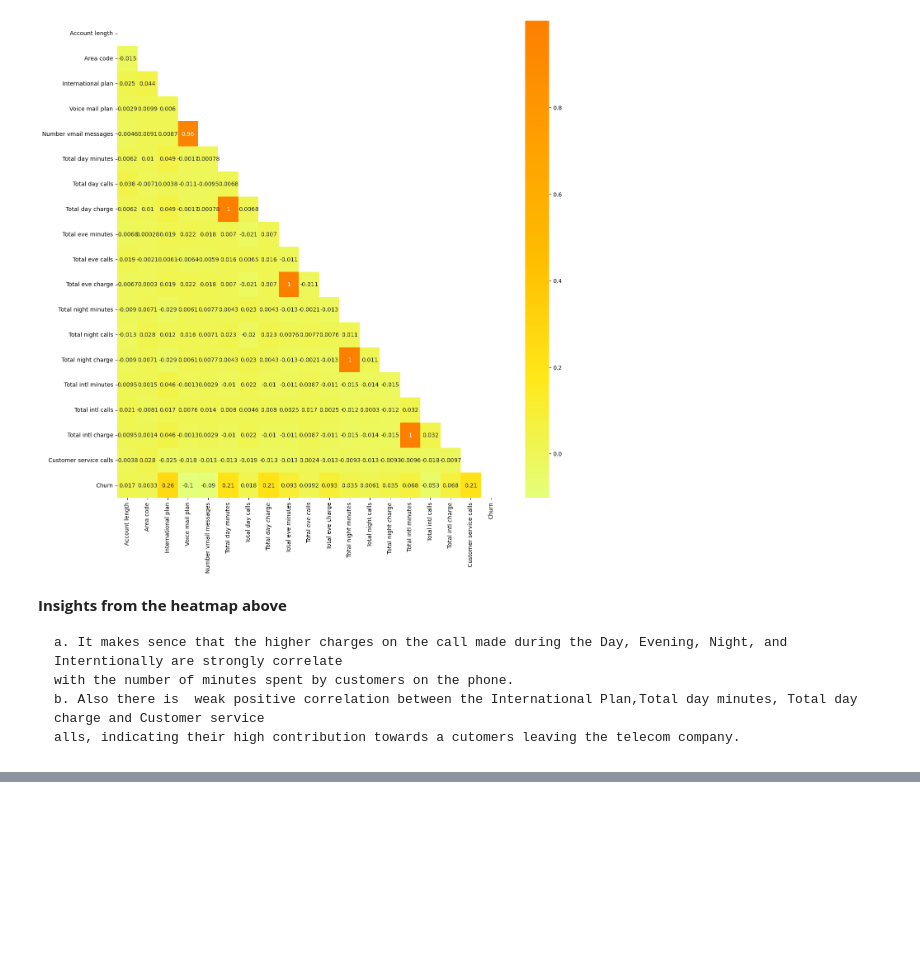
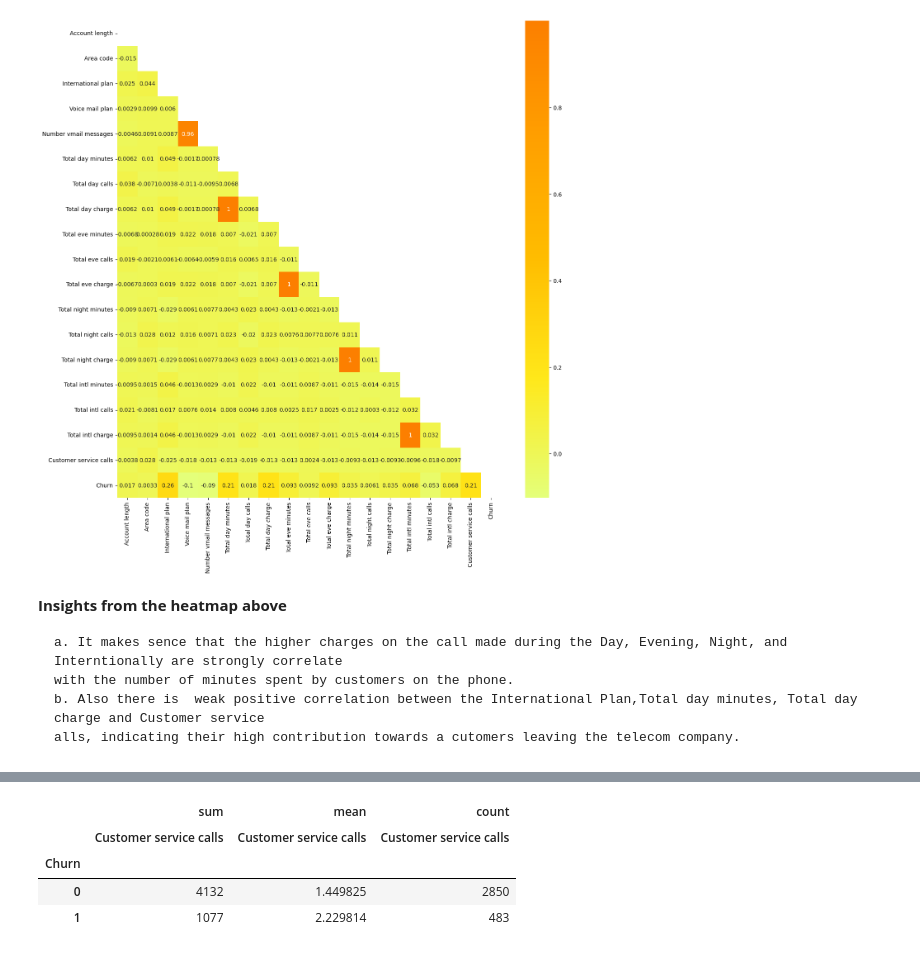
Before and after one commit to juliusmarkwei/Telecom-Churn, a Jupyter notebook: Telecom_Churn.ipynb, the cells around one changed output, grey strips where cells are left out. Cells and saved outputs as stored; diff of their text form; code cells hidden in the pictures; blank space fills up the shorter version.

```diff
--- a/Telecom_Churn.ipynb
+++ b/Telecom_Churn.ipynb
@@ -306,0 +319,8 @@ plt.show()
+# %%
+pd.pivot_table(data=telecom_data, index='Churn', values='Customer service calls', aggfunc=[np.sum, np.mean, 'count'])
+# %% [output]
+|  | sum | mean | count |
+|  | Customer service calls | Customer service calls | Customer service calls |
+| Churn |  |  |  |
+| 0 | 4132 | 1.449825 | 2850 |
+| 1 | 1077 | 2.229814 | 483 |
```
Also changed, not shown: parts of 8 cells of this notebook.
